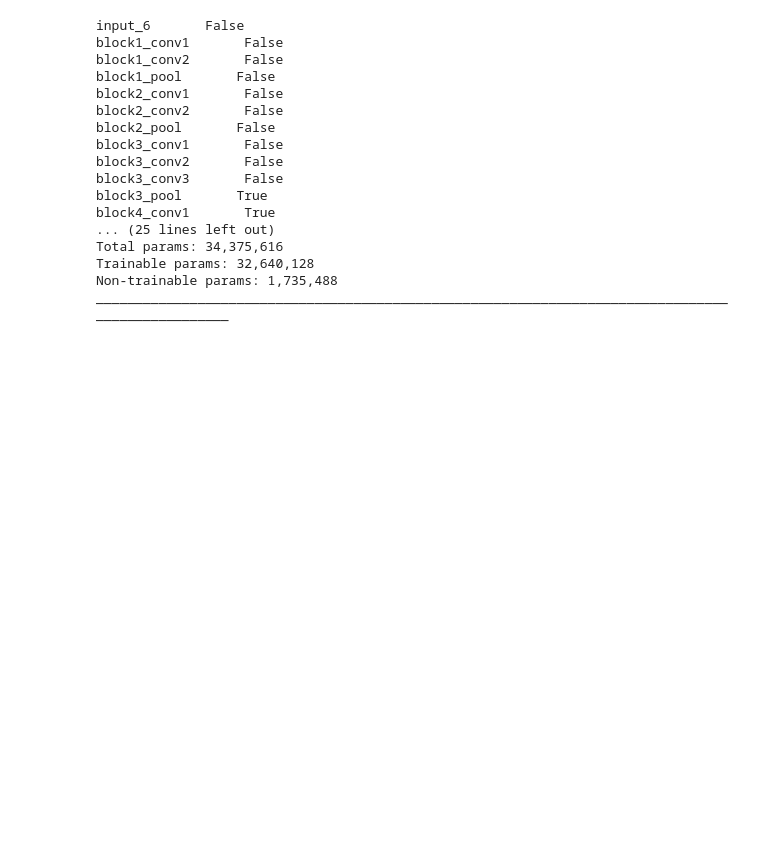
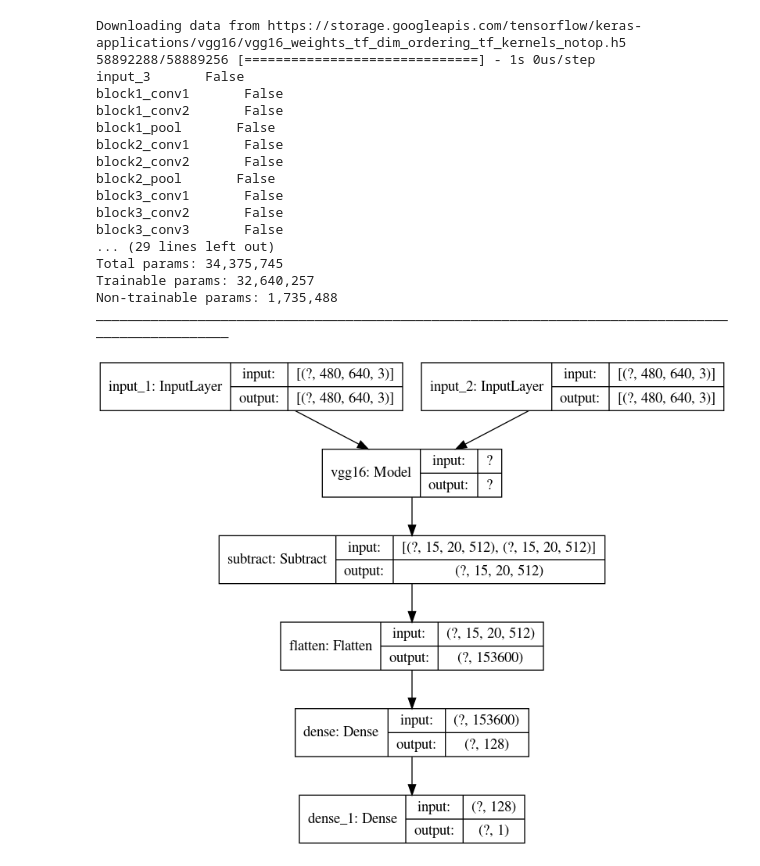
Before and after one commit to nathanhtcox/speedchallenge, a Jupyter notebook: siamese_functional.ipynb, the cells around one changed output. Cells and saved outputs as stored; diff of their text form; code cells hidden in the pictures; blank space fills up the shorter version.

```diff
--- a/siamese_functional.ipynb
+++ b/siamese_functional.ipynb
@@ -37,7 +40,8 @@ def get_siamese_network(input_shape):
 
     net = Subtract()([left_encode, right_encode])
     net = Flatten()(net)
-    output = Dense(128, activation='relu')(net)
+    net = Dense(128, activation='relu')(net)
+    output = Dense(1, activation='linear')(net)
 
     siamese_net = Model(inputs=[left_input, right_input], outputs=output)
 
@@ -46,8 +50,11 @@ def get_siamese_network(input_shape):
 model = get_siamese_network([480, 640, 3])
 
 model.summary()
+model.compile(optimizer='Adam', loss='mean_squared_error')
 # %% [output]
-input_6       False
+Downloading data from https://storage.googleapis.com/tensorflow/keras-applications/vgg16/vgg16_weights_tf_dim_ordering_tf_kernels_notop.h5
+58892288/58889256 [==============================] - 1s 0us/step
+input_3       False
 block1_conv1       False
 block1_conv2       False
 block1_pool       False
@@ -57,10 +64,12 @@ block2_pool       False
 block3_conv1       False
 block3_conv2       False
 block3_conv3       False
-block3_pool       True
-block4_conv1       True
-... (25 lines left out)
-Total params: 34,375,616
-Trainable params: 32,640,128
+... (29 lines left out)
+Total params: 34,375,745
+Trainable params: 32,640,257
 Non-trainable params: 1,735,488
 __________________________________________________________________________________________________
+# %%
+K.utils.plot_model(model, to_file="model.png", show_shapes=True)
+# %% [output]
+[figure, added]
```
Also changed, not shown: parts of 8 cells of this notebook, 2 other files.
